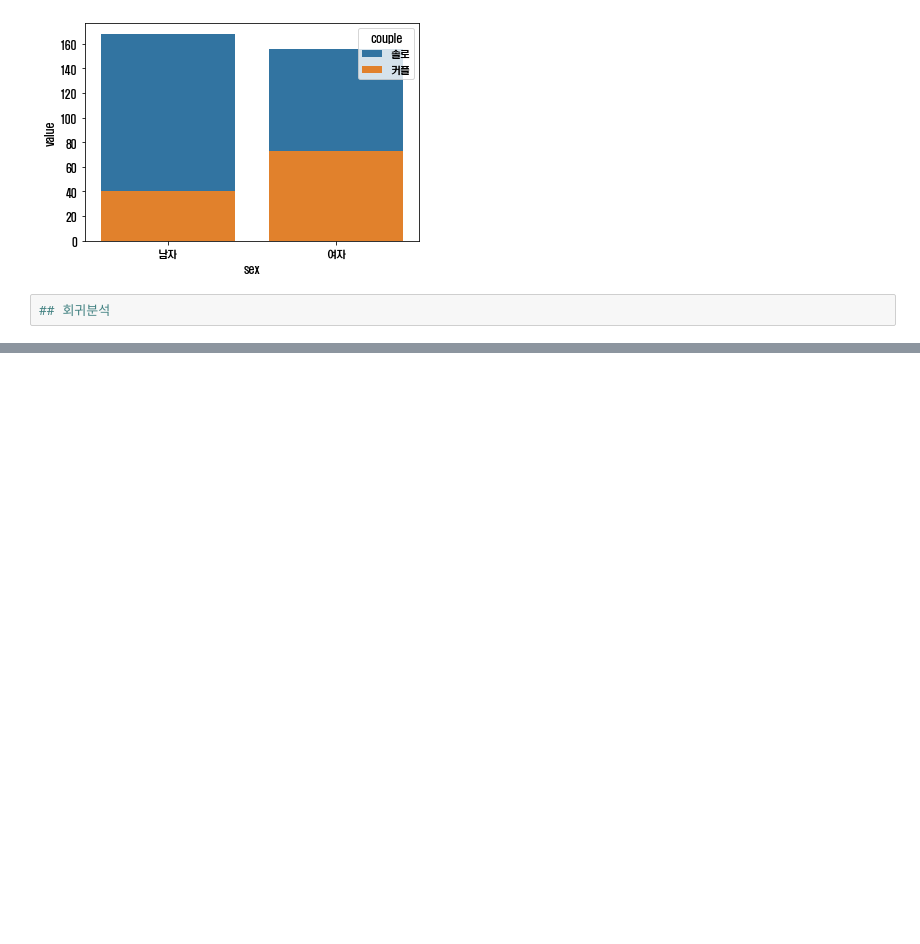
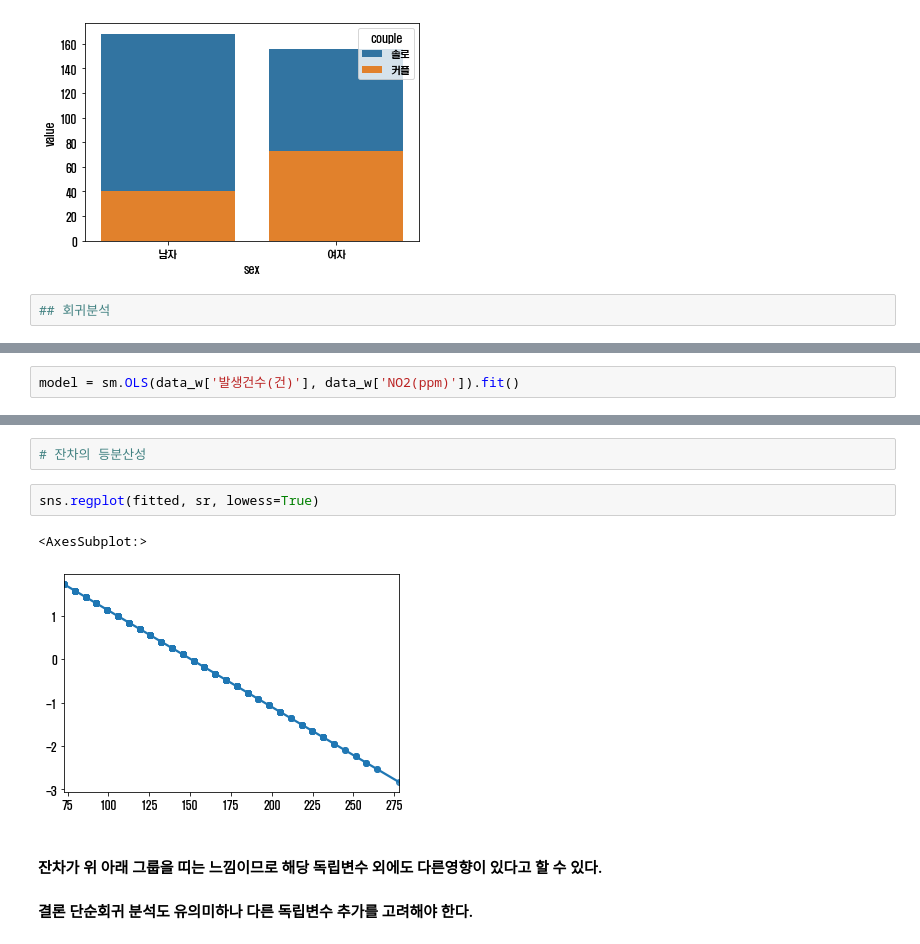
Before and after one commit to kyunleader/-, a Jupyter notebook: 3강 강의자료.ipynb, the cells around one changed output, grey strips where cells are left out. Saved outputs shown, nothing was run; the diff lists cells and outputs as text; blank space fills up the shorter version.

```diff
--- a/3강 강의자료.ipynb
+++ b/3강 강의자료.ipynb
@@ -234,0 +254,2 @@ plt.show()
+# %%
+model = sm.OLS(data_w['발생건수(건)'], data_w['NO2(ppm)']).fit()
@@ -234,0 +314,12 @@ plt.show()
+# %%
+# 잔차의 등분산성
+# %%
+sns.regplot(fitted, sr, lowess=True)
+# %% [output]
+<AxesSubplot:>
+[figure, added]
+# %% [markdown]
+#### 잔차가 위 아래 그룹을 띠는 느낌이므로 해당 독립변수 외에도 다른영향이 있다고 할 수 있다.
+
+
+#### 결론 단순회귀 분석도 유의미하나 다른 독립변수 추가를 고려해야 한다.
```
Also changed, not shown: parts of 21 cells of this notebook.
